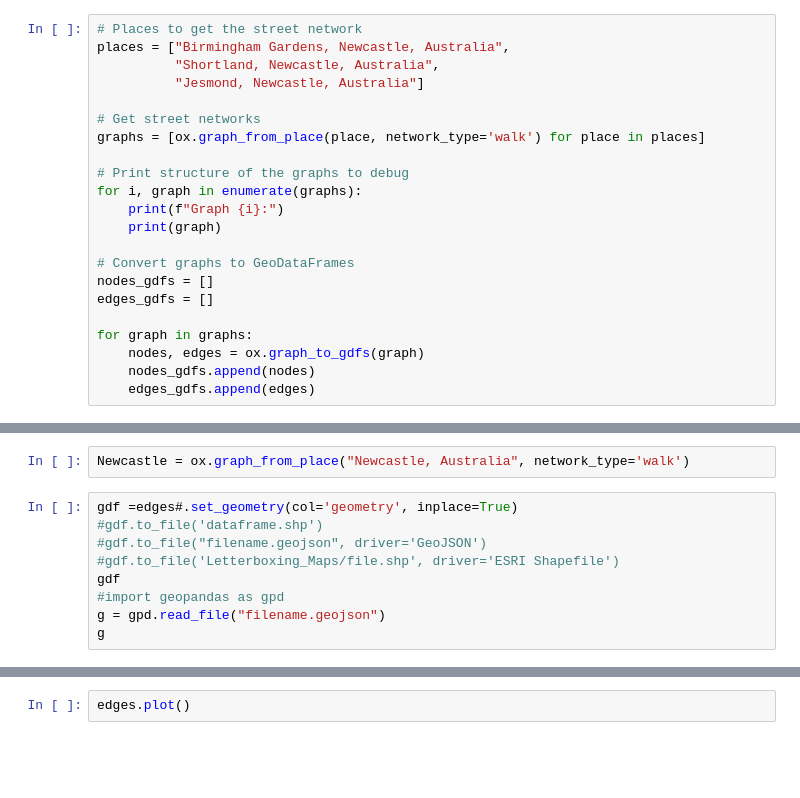
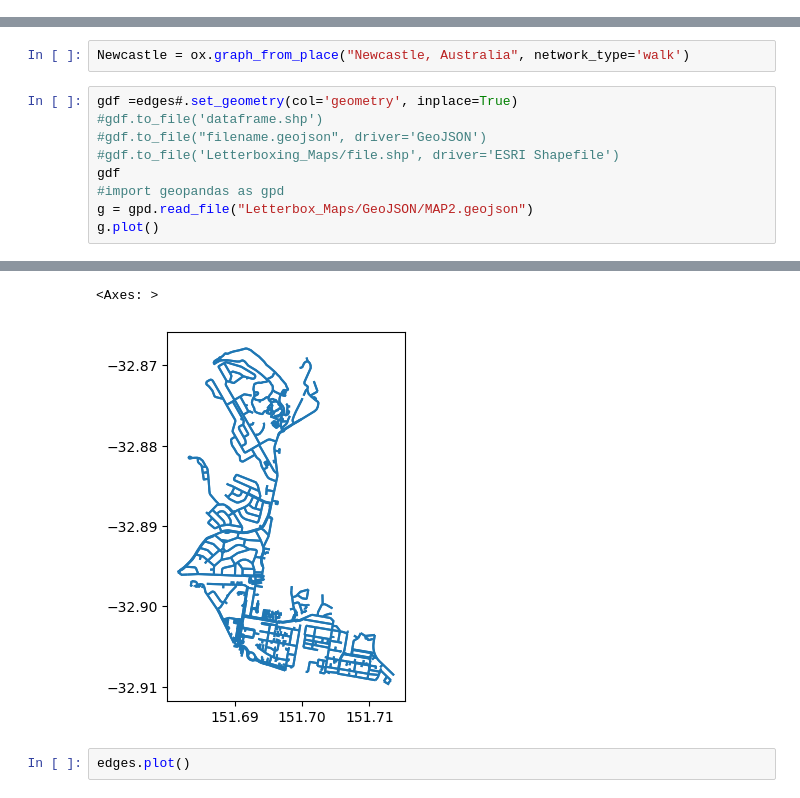
Before and after one commit to NUAC-AV/ASOC-UON, a Jupyter notebook: ASOC_Walks.ipynb, the cells around one changed output, grey strips where cells are left out. Drawn from its saved outputs; the diff is of its cells as text; blank space fills up the shorter version.

```diff
--- a/ASOC_Walks.ipynb
+++ b/ASOC_Walks.ipynb
@@ -443,22 +420,0 @@ import networkx as nx
-# %%
-# Places to get the street network
-places = ["Birmingham Gardens, Newcastle, Australia",
-          "Shortland, Newcastle, Australia",
-          "Jesmond, Newcastle, Australia"]
-
-# Get street networks
-graphs = [ox.graph_from_place(place, network_type='walk') for place in places]
-
-# Print structure of the graphs to debug
-for i, graph in enumerate(graphs):
-    print(f"Graph {i}:")
-    print(graph)
-
-# Convert graphs to GeoDataFrames
-nodes_gdfs = []
-edges_gdfs = []
-
-for graph in graphs:
-    nodes, edges = ox.graph_to_gdfs(graph)
-    nodes_gdfs.append(nodes)
-    edges_gdfs.append(edges)
@@ -505,6 +496,6 @@ gdf =edges#.set_geometry(col='geometry', inplace=True)
 #gdf.to_file('Letterboxing_Maps/file.shp', driver='ESRI Shapefile')
 gdf
 #import geopandas as gpd
-g = gpd.read_file("filename.geojson")
-g
+g = gpd.read_file("Letterbox_Maps/GeoJSON/MAP2.geojson")
+g.plot()
 # %% [output]
@@ -528,3 +502,5 @@ g
+<Axes: >
+[figure, added]
 # %%
 edges.plot()
 # %% [output]
```
Also changed, not shown: parts of 10 cells of this notebook, 59 other files.
